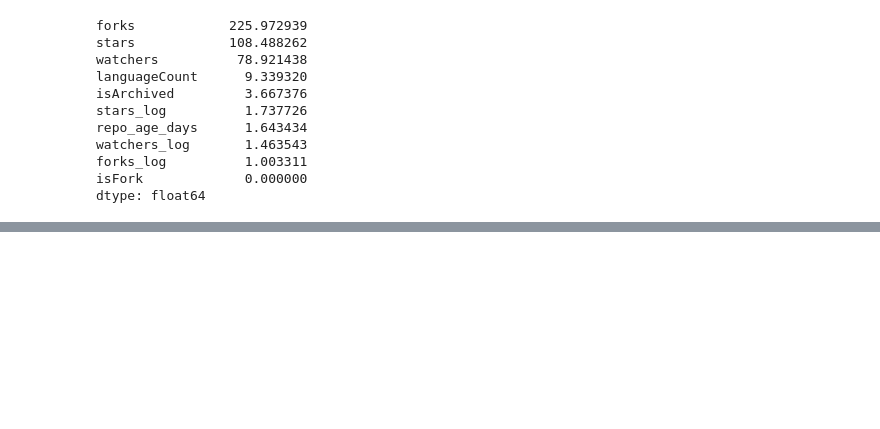
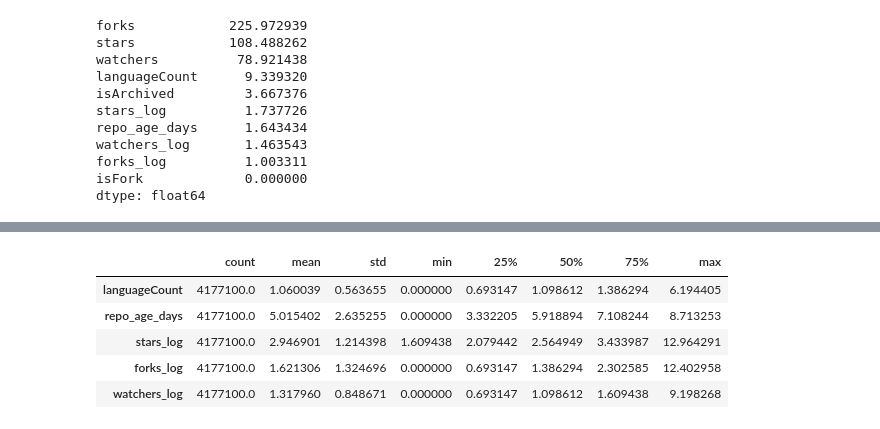
Before and after one commit to kichu3000/GitHubRepoRecommender-ML, a Jupyter notebook: notebook/feature_engineering.ipynb, the cells around one changed output, grey strips where cells are left out. Drawn from its saved outputs; the diff is of its cells as text; code cells hidden in the pictures; blank space fills up the shorter version.

```diff
--- a/notebook/feature_engineering.ipynb
+++ b/notebook/feature_engineering.ipynb
@@ -59,0 +63,9 @@ Index(['owner', 'name', 'languageCount', 'description', 'primaryLanguage',
+# %%
+df.describe().T
+# %% [output]
+|  | count | mean | std | min | 25% | 50% | 75% | max |
+| languageCount | 4177100.0 | 1.060039 | 0.563655 | 0.000000 | 0.693147 | 1.098612 | 1.386294 | 6.194405 |
+| repo_age_days | 4177100.0 | 5.015402 | 2.635255 | 0.000000 | 3.332205 | 5.918894 | 7.108244 | 8.713253 |
+| stars_log | 4177100.0 | 2.946901 | 1.214398 | 1.609438 | 2.079442 | 2.564949 | 3.433987 | 12.964291 |
+| forks_log | 4177100.0 | 1.621306 | 1.324696 | 0.000000 | 0.693147 | 1.386294 | 2.302585 | 12.402958 |
+| watchers_log | 4177100.0 | 1.317960 | 0.848671 | 0.000000 | 0.693147 | 1.098612 | 1.609438 | 9.198268 |
```
Also changed, not shown: parts of 3 cells of this notebook.
